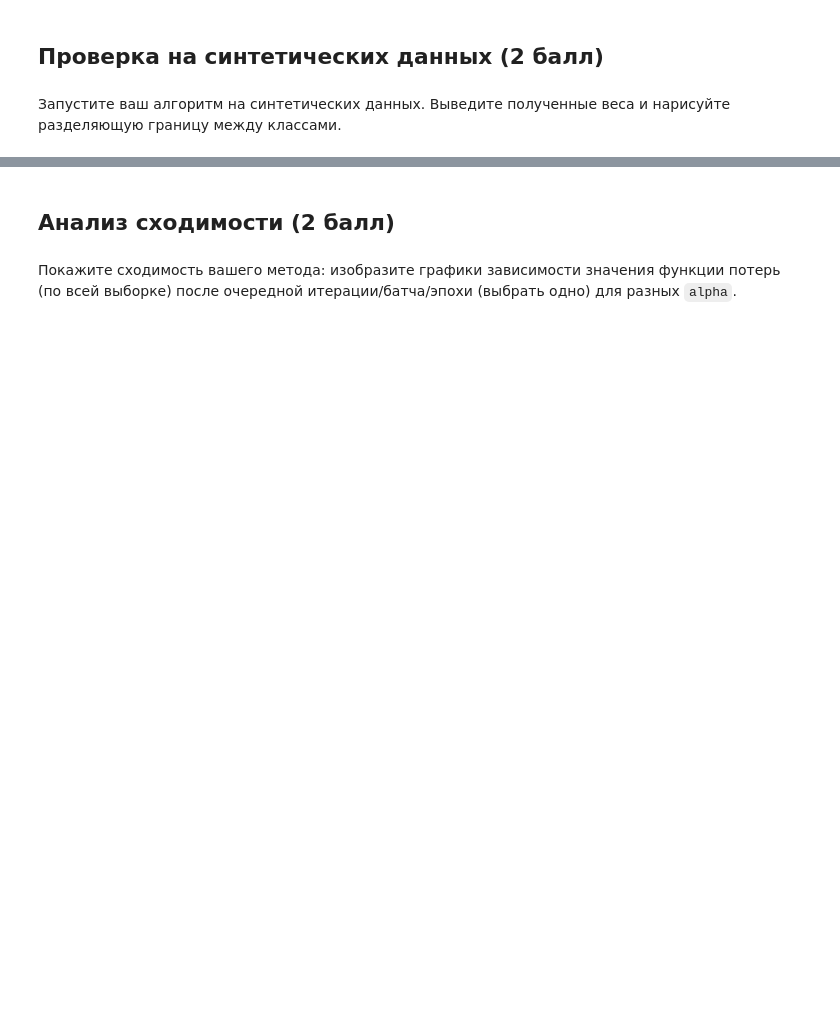
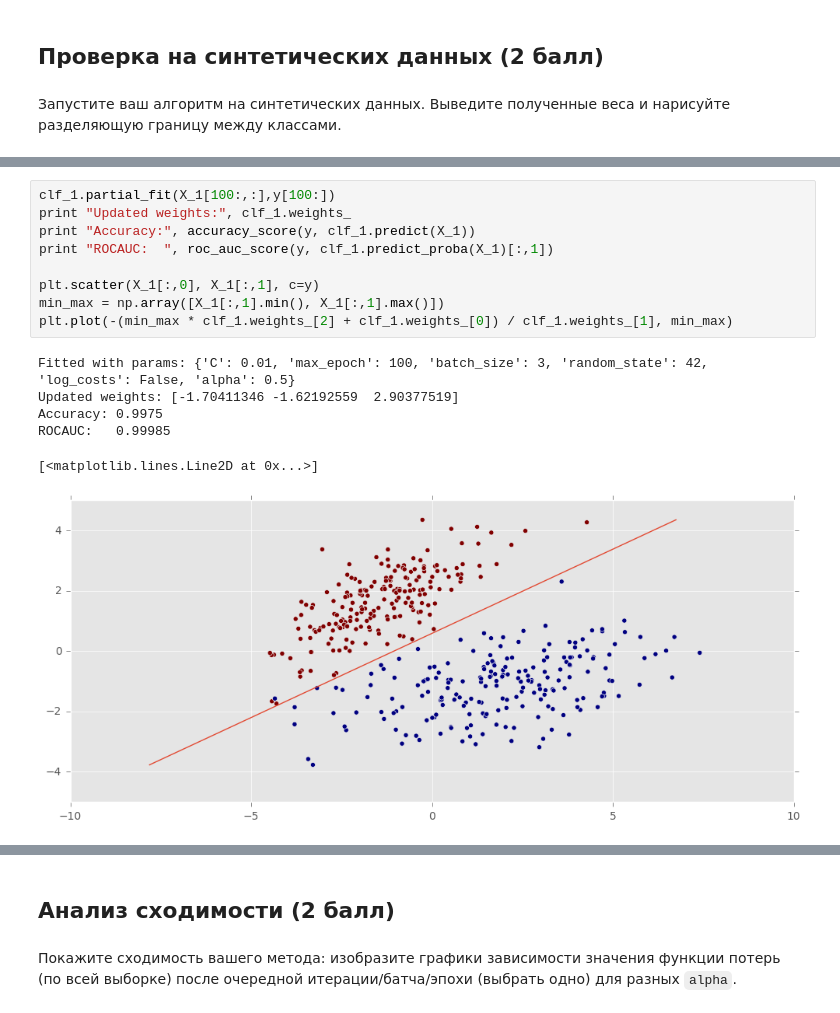
Before and after one commit to sergotail/homeworks, a Jupyter notebook: DM_1/hw4-lin-model/hw4-lin-models.ipynb, the cells around one changed output, grey strips where cells are left out. Cells and saved outputs as stored; diff of their text form; blank space fills up the shorter version.

```diff
--- a/DM_1/hw4-lin-model/hw4-lin-models.ipynb
+++ b/DM_1/hw4-lin-model/hw4-lin-models.ipynb
@@ -129,0 +466,16 @@ model.fit(X, y)
+# %%
+clf_1.partial_fit(X_1[100:,:],y[100:])
+print "Updated weights:", clf_1.weights_
+print "Accuracy:", accuracy_score(y, clf_1.predict(X_1))
+print "ROCAUC:  ", roc_auc_score(y, clf_1.predict_proba(X_1)[:,1])
+
+plt.scatter(X_1[:,0], X_1[:,1], c=y)
+min_max = np.array([X_1[:,1].min(), X_1[:,1].max()])
+plt.plot(-(min_max * clf_1.weights_[2] + clf_1.weights_[0]) / clf_1.weights_[1], min_max)
+# %% [output]
+Fitted with params: {'C': 0.01, 'max_epoch': 100, 'batch_size': 3, 'random_state': 42, 'log_costs': False, 'alpha': 0.5}
+Updated weights: [-1.70411346 -1.62192559  2.90377519]
+Accuracy: 0.9975
+ROCAUC:   0.99985
+[<matplotlib.lines.Line2D at 0x...>]
+[figure, added]
```
Also changed, not shown: parts of 51 cells of this notebook, 4 other files.
